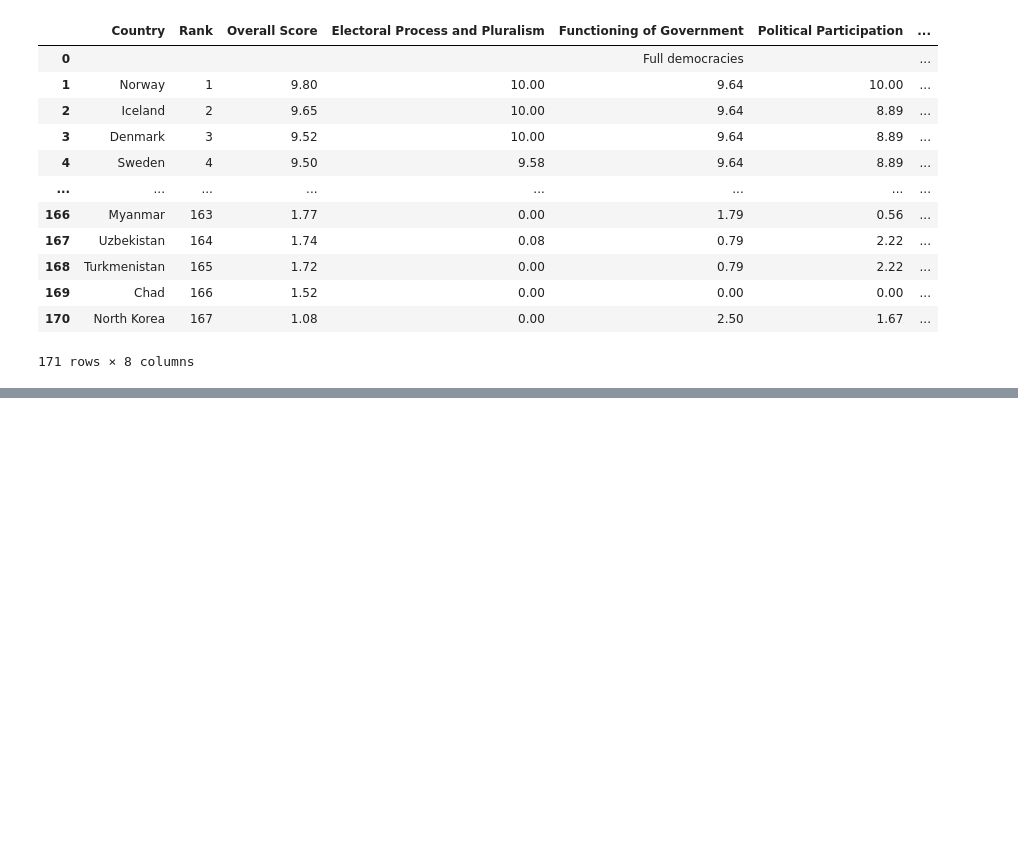
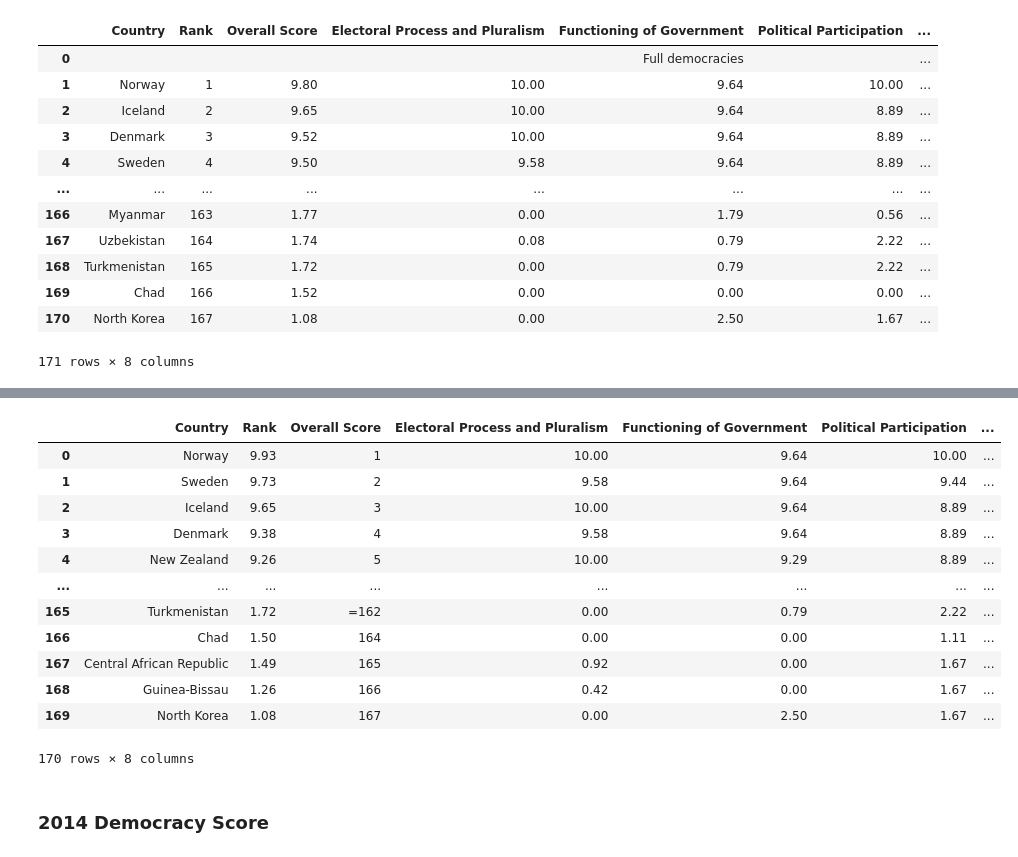
Before and after one commit to zopalmer14/pdf-table-scraping, a Jupyter notebook: scrapeNotebook.ipynb, the cells around one changed output, grey strips where cells are left out. Cells and saved outputs as stored; diff of their text form; code cells hidden in the pictures; blank space fills up the shorter version.

```diff
--- a/scrapeNotebook.ipynb
+++ b/scrapeNotebook.ipynb
@@ -116,0 +201,41 @@ merged_df_10
+# %%
+# read the pdf and scrape the tables
+first_table_13 = cl.read_pdf('pdfs/democracy-index_2013.pdf', pages='4', flavor='stream', table_areas=['0,420,550,50'])
+full_tables_13 = cl.read_pdf('pdfs/democracy-index_2013.pdf', pages='5,6,7,8', flavor='stream', table_areas=['0,580,550,50'])
+last_table_13 = cl.read_pdf('pdfs/democracy-index_2013.pdf', pages='9', flavor='stream', table_areas=['0,580,550,400'])
+# %%
+# concatenate the tables together into one big dataframe
+merged_df_13 = first_table_13[0].df
+for i in range(0, len(full_tables_13)):
+    merged_df_13 = pd.concat([merged_df_13, full_tables_13[i].df], ignore_index=True)
+
+# add the last table
+merged_df_13 = pd.concat([merged_df_13, last_table_13[0].df], ignore_index=True)
+
+# update the column headers
+merged_df_13.columns = [
+    'Country', 'Rank', 'Overall Score',
+    'Electoral Process and Pluralism',
+    'Functioning of Government',
+    'Political Participation',
+    'Political Culture',
+    'Civil Liberties'
+]
+# %%
+merged_df_13
+# %% [output]
+|  | Country | Rank | Overall Score | Electoral Process and Pluralism | Functioning of Government | Political Participation | ... |
+| 0 | Norway | 9.93 | 1 | 10.00 | 9.64 | 10.00 | ... |
+| 1 | Sweden | 9.73 | 2 | 9.58 | 9.64 | 9.44 | ... |
+| 2 | Iceland | 9.65 | 3 | 10.00 | 9.64 | 8.89 | ... |
+| 3 | Denmark | 9.38 | 4 | 9.58 | 9.64 | 8.89 | ... |
+| 4 | New Zealand | 9.26 | 5 | 10.00 | 9.29 | 8.89 | ... |
+| ... | ... | ... | ... | ... | ... | ... | ... |
+| 165 | Turkmenistan | 1.72 | =162 | 0.00 | 0.79 | 2.22 | ... |
+| 166 | Chad | 1.50 | 164 | 0.00 | 0.00 | 1.11 | ... |
+| 167 | Central African Republic | 1.49 | 165 | 0.92 | 0.00 | 1.67 | ... |
+| 168 | Guinea-Bissau | 1.26 | 166 | 0.42 | 0.00 | 1.67 | ... |
+| 169 | North Korea | 1.08 | 167 | 0.00 | 2.50 | 1.67 | ... |
+170 rows × 8 columns
+# %% [markdown]
+### 2014 Democracy Score
```
Also changed, not shown: parts of 9 cells of this notebook.
